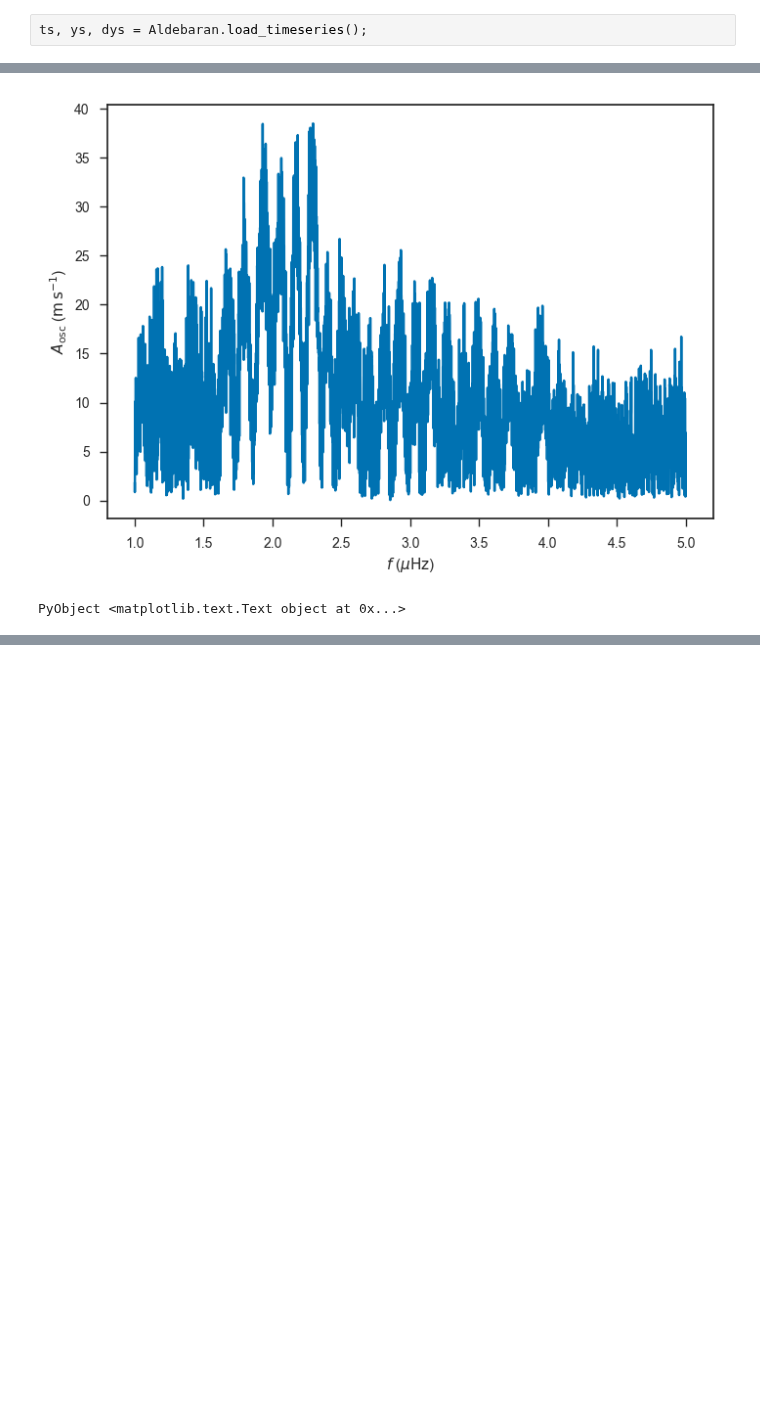
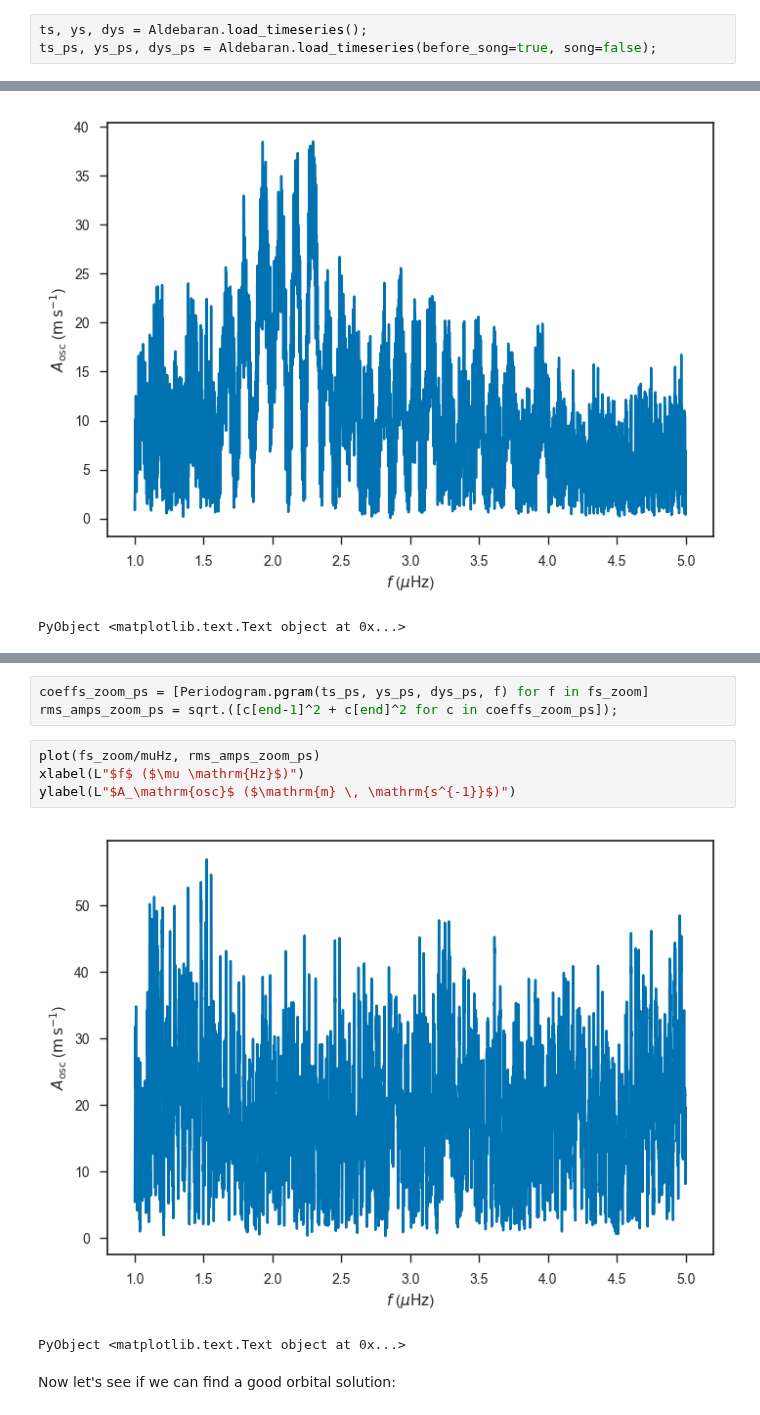
Before and after one commit to farr/Aldebaran, a Jupyter notebook: notebooks/LargeSpacing.ipynb, the cells around one changed output, grey strips where cells are left out. Saved outputs shown, nothing was run; the diff lists cells and outputs as text; blank space fills up the shorter version.

```diff
--- a/notebooks/LargeSpacing.ipynb
+++ b/notebooks/LargeSpacing.ipynb
@@ -20,2 +31,3 @@ sns.set_palette("colorblind")
 # %%
 ts, ys, dys = Aldebaran.load_timeseries();
+ts_ps, ys_ps, dys_ps = Aldebaran.load_timeseries(before_song=true, song=false);
@@ -107,0 +125,12 @@ end
+# %%
+coeffs_zoom_ps = [Periodogram.pgram(ts_ps, ys_ps, dys_ps, f) for f in fs_zoom]
+rms_amps_zoom_ps = sqrt.([c[end-1]^2 + c[end]^2 for c in coeffs_zoom_ps]);
+# %%
+plot(fs_zoom/muHz, rms_amps_zoom_ps)
+xlabel(L"$f$ ($\mu \mathrm{Hz}$)")
+ylabel(L"$A_\mathrm{osc}$ ($\mathrm{m} \, \mathrm{s^{-1}}$)")
+# %% [output]
+[figure, added]
+PyObject <matplotlib.text.Text object at 0x...>
+# %% [markdown]
+Now let's see if we can find a good orbital solution:
```
Also changed, not shown: parts of 38 cells of this notebook, 6 other files.
